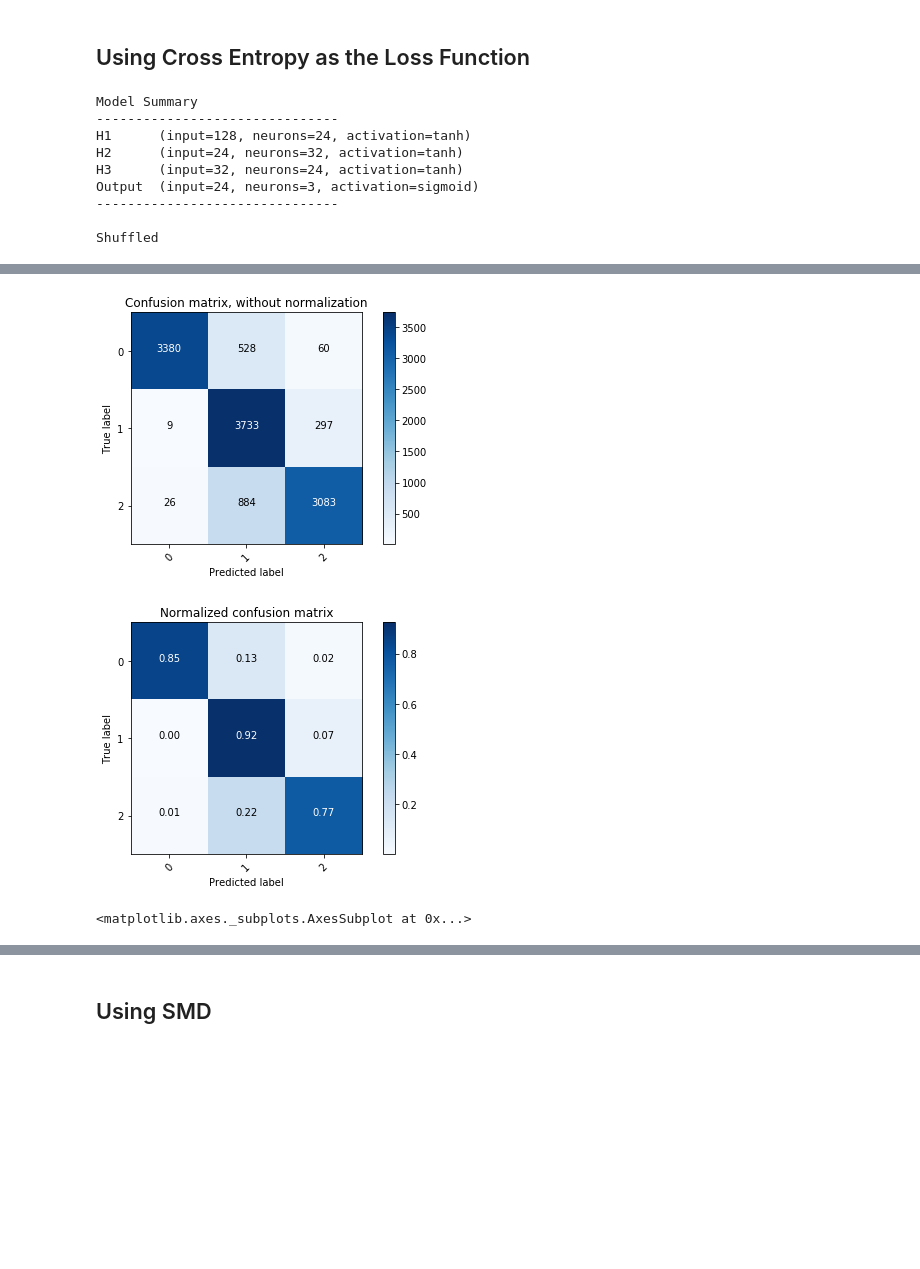
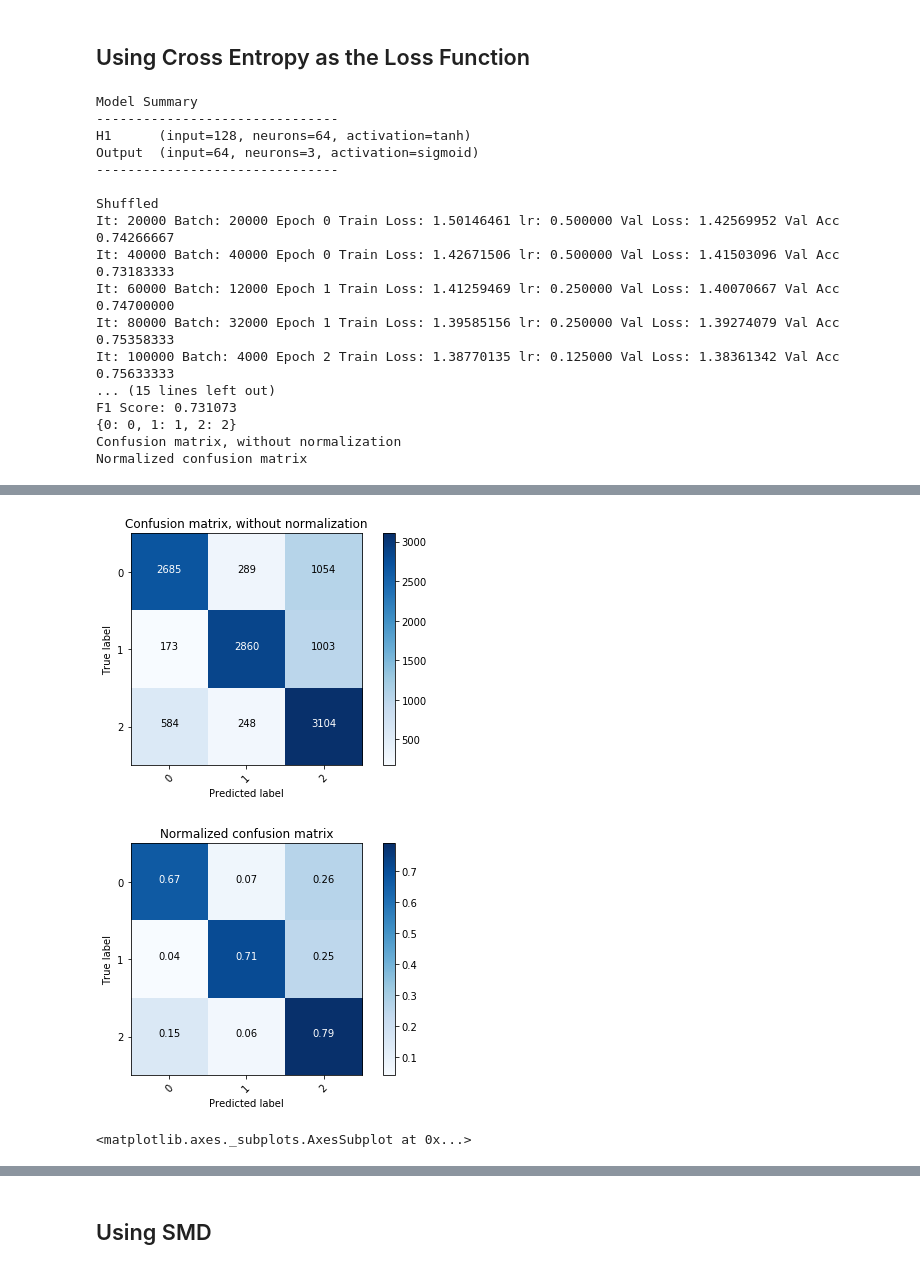
Before and after one commit to azaelmsousa/LogisticRegression-ANN, a Jupyter notebook: notebooks/ANN_Test.ipynb, the cells around one changed output, grey strips where cells are left out. Saved outputs shown, nothing was run; the diff lists cells and outputs as text; code cells hidden in the pictures; blank space fills up the shorter version.

```diff
--- a/notebooks/ANN_Test.ipynb
+++ b/notebooks/ANN_Test.ipynb
@@ -432,18 +435,18 @@ nclasses = 3
 nsamples = 60000
 nfeatures = 128
 
-eps = np.finfo(np.float32).eps
+eps = np.finfo(np.float128).eps
 
 
 vals = dataset_helper.get_toy_data_multiclass(nclasses, nsamples, nfeatures)
 X,  _, _, _ = vals
 
 epoch_sz = X.shape[0]
-lr = 0.9
-max_iter = 10 * epoch_sz
+lr = 0.5
+max_iter = 5 * epoch_sz
 print_interval = 20*1000
 decay_iteractions= 1 * epoch_sz
-decay_rate = 0.8
+decay_rate = 0.5
 # %% [markdown]
 ## Using Cross Entropy as the Loss Function
 # %%
@@ -464,15 +467,11 @@ Y_val = dataset_helper.one_hot_encode(Y_val, nclasses)
 
 network.DEBUG = False
 
-h1 = network.Layer(nfeatures, 24, 'tanh',  label="H1")
-h2 = network.Layer(24, 32, 'tanh',  label="H2")
-h3 = network.Layer(32, 24, 'tanh', label="H3")
-o = network.Layer(24, nclasses, 'sigmoid', label="Output")
+h1 = network.Layer(nfeatures, 64, 'tanh',  label="H1")
+o = network.Layer(64, nclasses, 'sigmoid', label="Output")
 
 model = network.NN(loss='cross_entropy')
 model.add_layer(h1)
-model.add_layer(h2)
-model.add_layer(h3)
 model.add_layer(o)
 model.summary()
 
@@ -507,10 +506,18 @@ iteraction_log.error_val.plot()
 # %% [output]
 Model Summary
 -------------------------------
-H1      (input=128, neurons=24, activation=tanh)
-H2      (input=24, neurons=32, activation=tanh)
-H3      (input=32, neurons=24, activation=tanh)
-Output  (input=24, neurons=3, activation=sigmoid)
+H1      (input=128, neurons=64, activation=tanh)
+Output  (input=64, neurons=3, activation=sigmoid)
 -------------------------------
 
 Shuffled
+It: 20000 Batch: 20000 Epoch 0 Train Loss: 1.50146461 lr: 0.500000 Val Loss: 1.42569952 Val Acc 0.74266667
+It: 40000 Batch: 40000 Epoch 0 Train Loss: 1.42671506 lr: 0.500000 Val Loss: 1.41503096 Val Acc 0.73183333
+It: 60000 Batch: 12000 Epoch 1 Train Loss: 1.41259469 lr: 0.250000 Val Loss: 1.40070667 Val Acc 0.74700000
+It: 80000 Batch: 32000 Epoch 1 Train Loss: 1.39585156 lr: 0.250000 Val Loss: 1.39274079 Val Acc 0.75358333
+It: 100000 Batch: 4000 Epoch 2 Train Loss: 1.38770135 lr: 0.125000 Val Loss: 1.38361342 Val Acc 0.75633333
+... (15 lines left out)
+F1 Score: 0.731073
+{0: 0, 1: 1, 2: 2}
+Confusion matrix, without normalization
+Normalized confusion matrix
@@ -534,3 +524,3 @@ Normalized confusion matrix
-[figure, old version]
+[figure, new version]
-[figure, old version]
+[figure, new version]
-<matplotlib.axes._subplots.AxesSubplot at 0x...>
+<matplotlib.axes._subplots.AxesSubplot at 0x...>
```
Also changed, not shown: parts of 14 cells of this notebook, 2 other files.
